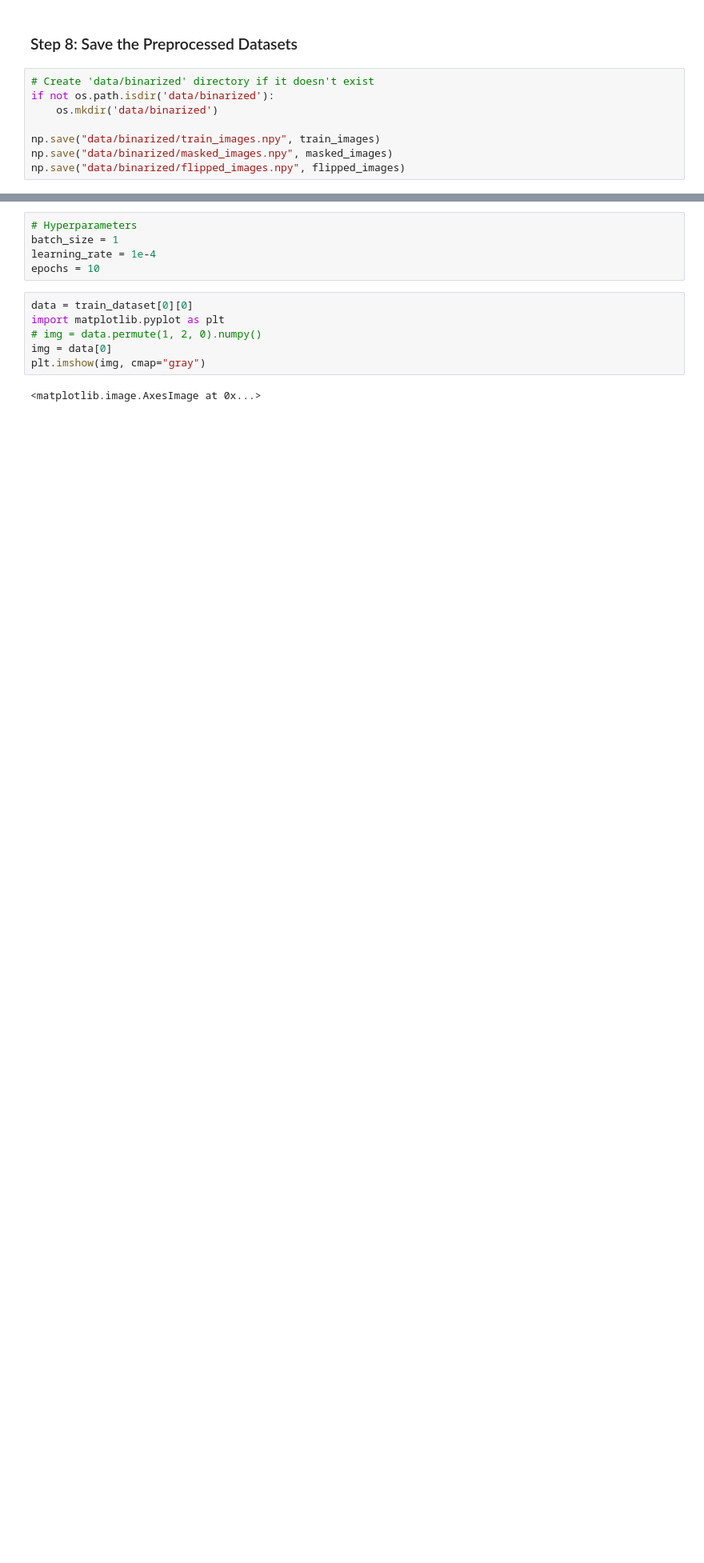
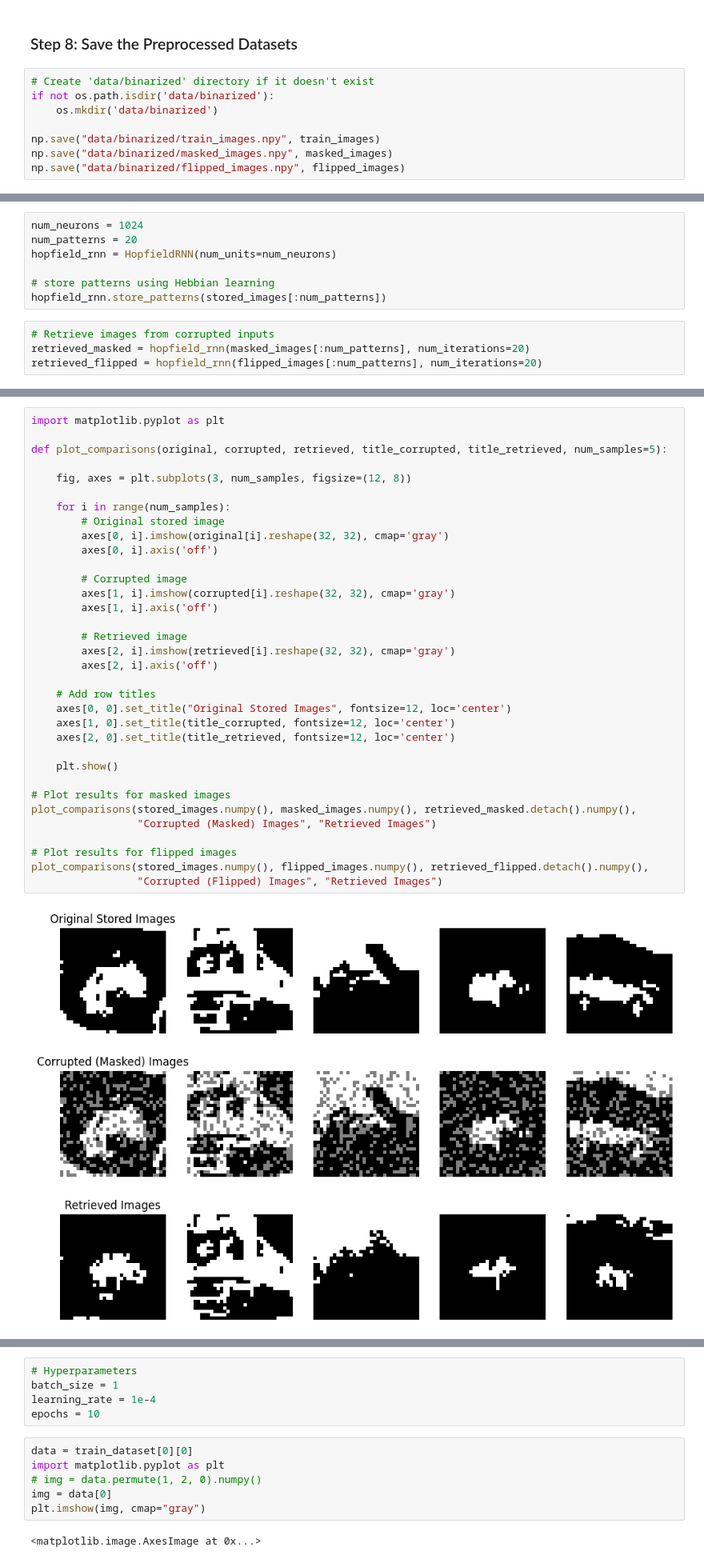
Before and after one commit to chenpy2000/Hopfield, a Jupyter notebook: rnn.ipynb, the cells around one changed output, grey strips where cells are left out. Shown at 80% size. Saved outputs shown, nothing was run; the diff lists cells and outputs as text; blank space fills up the shorter version.

Commit message:
implemented baseline hopfield

```diff
--- a/rnn.ipynb
+++ b/rnn.ipynb
@@ -138,0 +194,11 @@ np.save("data/binarized/flipped_images.npy", flipped_images)
+# %%
+num_neurons = 1024
+num_patterns = 20
+hopfield_rnn = HopfieldRNN(num_units=num_neurons)
+
+# store patterns using Hebbian learning
+hopfield_rnn.store_patterns(stored_images[:num_patterns])
+# %%
+# Retrieve images from corrupted inputs
+retrieved_masked = hopfield_rnn(masked_images[:num_patterns], num_iterations=20)
+retrieved_flipped = hopfield_rnn(flipped_images[:num_patterns], num_iterations=20)
@@ -138,0 +226,36 @@ np.save("data/binarized/flipped_images.npy", flipped_images)
+# %%
+import matplotlib.pyplot as plt
+
+def plot_comparisons(original, corrupted, retrieved, title_corrupted, title_retrieved, num_samples=5):
+
+    fig, axes = plt.subplots(3, num_samples, figsize=(12, 8))
+
+    for i in range(num_samples):
+        # Original stored image
+        axes[0, i].imshow(original[i].reshape(32, 32), cmap='gray')
+        axes[0, i].axis('off')
+
+        # Corrupted image
+        axes[1, i].imshow(corrupted[i].reshape(32, 32), cmap='gray')
+        axes[1, i].axis('off')
+
+        # Retrieved image
+        axes[2, i].imshow(retrieved[i].reshape(32, 32), cmap='gray')
+        axes[2, i].axis('off')
+
+    # Add row titles
+    axes[0, 0].set_title("Original Stored Images", fontsize=12, loc='center')
+    axes[1, 0].set_title(title_corrupted, fontsize=12, loc='center')
+    axes[2, 0].set_title(title_retrieved, fontsize=12, loc='center')
+
+    plt.show()
+
+# Plot results for masked images
+plot_comparisons(stored_images.numpy(), masked_images.numpy(), retrieved_masked.detach().numpy(),
+                 "Corrupted (Masked) Images", "Retrieved Images")
+
+# Plot results for flipped images
+plot_comparisons(stored_images.numpy(), flipped_images.numpy(), retrieved_flipped.detach().numpy(),
+                 "Corrupted (Flipped) Images", "Retrieved Images")
+# %% [output]
+[figure, added]
```
Also changed, not shown: parts of 8 cells of this notebook.
